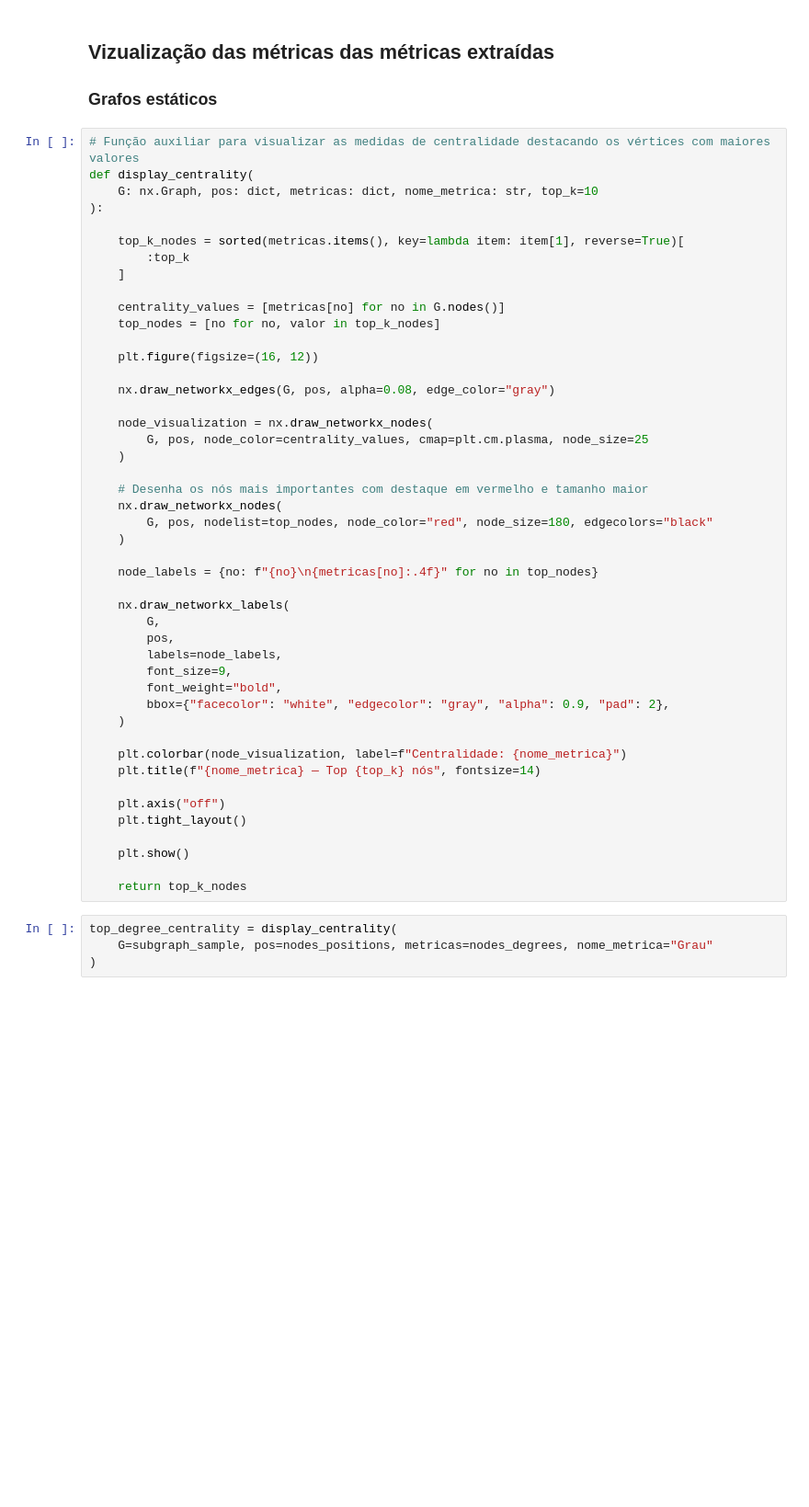
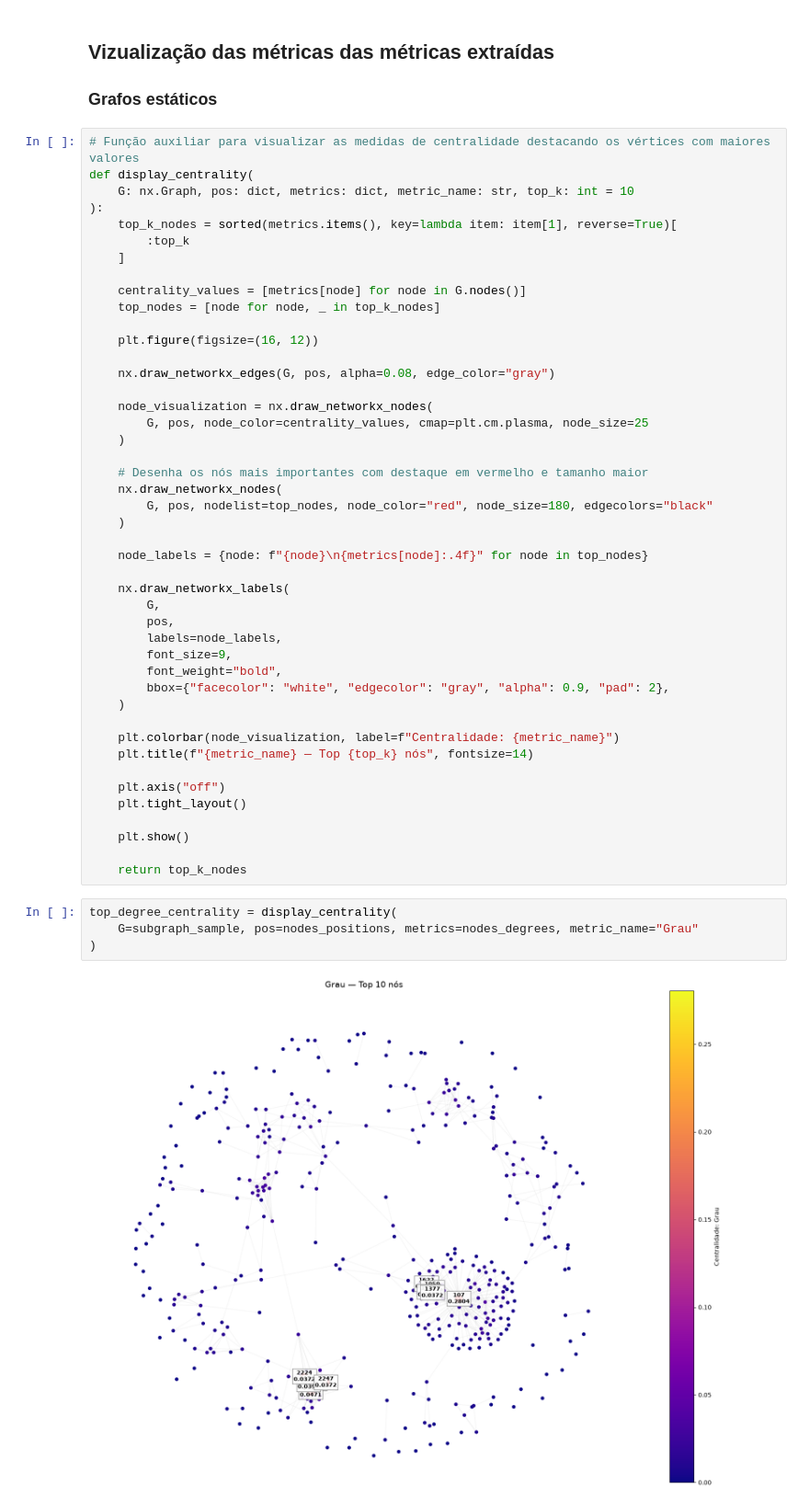
Before and after one commit to Suyannesara/tag-trabalho-1, a Jupyter notebook: src/facebook_egonet.ipynb, the cells around one changed output. Shown at 92% size. Drawn from its saved outputs; the diff is of its cells as text; blank space fills up the shorter version.

Commit message:
[feat] add graph images for project report

```diff
--- a/src/facebook_egonet.ipynb
+++ b/src/facebook_egonet.ipynb
@@ -241,15 +285,14 @@ df_metrics.head(10)
 # %%
 # Função auxiliar para visualizar as medidas de centralidade destacando os vértices com maiores valores
 def display_centrality(
-    G: nx.Graph, pos: dict, metricas: dict, nome_metrica: str, top_k=10
+    G: nx.Graph, pos: dict, metrics: dict, metric_name: str, top_k: int = 10
 ):
-
-    top_k_nodes = sorted(metricas.items(), key=lambda item: item[1], reverse=True)[
+    top_k_nodes = sorted(metrics.items(), key=lambda item: item[1], reverse=True)[
         :top_k
     ]
 
-    centrality_values = [metricas[no] for no in G.nodes()]
-    top_nodes = [no for no, valor in top_k_nodes]
+    centrality_values = [metrics[node] for node in G.nodes()]
+    top_nodes = [node for node, _ in top_k_nodes]
 
     plt.figure(figsize=(16, 12))
 
@@ -264,7 +307,7 @@ def display_centrality(
         G, pos, nodelist=top_nodes, node_color="red", node_size=180, edgecolors="black"
     )
 
-    node_labels = {no: f"{no}\n{metricas[no]:.4f}" for no in top_nodes}
+    node_labels = {node: f"{node}\n{metrics[node]:.4f}" for node in top_nodes}
 
     nx.draw_networkx_labels(
         G,
@@ -275,8 +318,8 @@ def display_centrality(
         bbox={"facecolor": "white", "edgecolor": "gray", "alpha": 0.9, "pad": 2},
     )
 
-    plt.colorbar(node_visualization, label=f"Centralidade: {nome_metrica}")
-    plt.title(f"{nome_metrica} — Top {top_k} nós", fontsize=14)
+    plt.colorbar(node_visualization, label=f"Centralidade: {metric_name}")
+    plt.title(f"{metric_name} — Top {top_k} nós", fontsize=14)
 
     plt.axis("off")
     plt.tight_layout()
@@ -286,6 +329,8 @@ def display_centrality(
     return top_k_nodes
 # %%
 top_degree_centrality = display_centrality(
-    G=subgraph_sample, pos=nodes_positions, metricas=nodes_degrees, nome_metrica="Grau"
+    G=subgraph_sample, pos=nodes_positions, metrics=nodes_degrees, metric_name="Grau"
 )
+# %% [output]
+[figure, added]
 # %%
```
Also changed, not shown: parts of 24 cells of this notebook, 12 other files.
